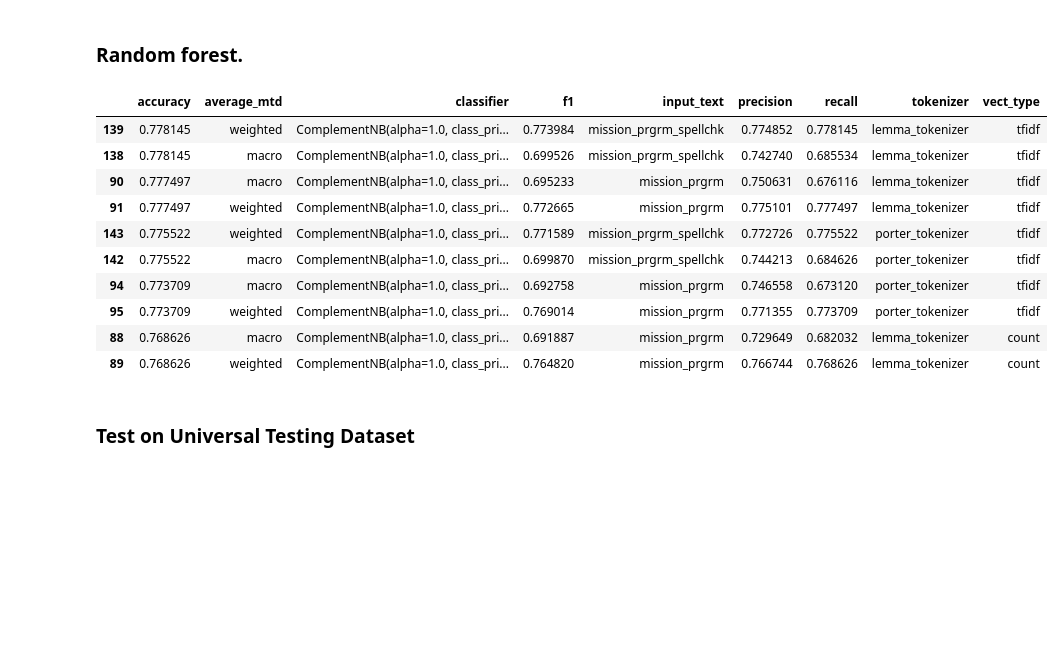
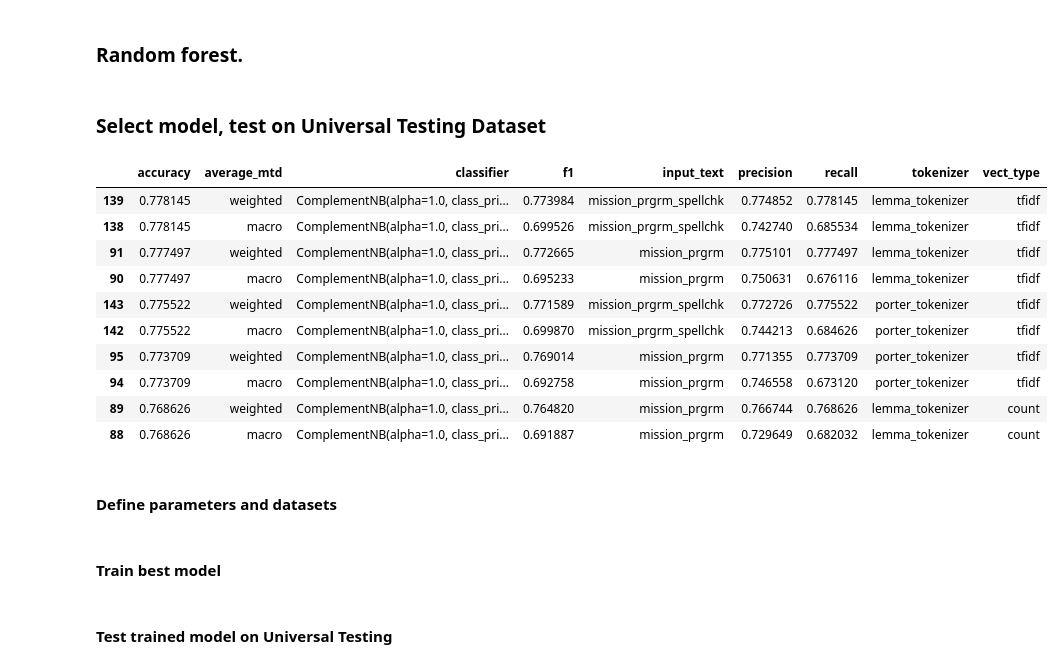
Before and after one commit to ma-ji/npo_classifier, a Jupyter notebook: script/classification_algorithms/NB_RF_broad_cat.ipynb, the cells around one changed output. Cells and saved outputs as stored; diff of their text form; code cells hidden in the pictures; blank space fills up the shorter version.

```diff
--- a/script/classification_algorithms/NB_RF_broad_cat.ipynb
+++ b/script/classification_algorithms/NB_RF_broad_cat.ipynb
@@ -45,12 +48,13 @@ len(df_train['mission_prgrm_spellchk']), len(df_train['NTEE1'].drop_duplicates()
 # %% [output]
 (154424, 25, 9)
 # %%
-# Check if the sampling criteria can be satisfied.
-small_num=0
-while small_num<500: # Make sure each category in training dataset has at least 500 records.
-    trainDF, valDF = model_selection.train_test_split(df_train, test_size=.2)
-    small_num=trainDF.groupby('broad_cat').count().sort_values('EIN').iloc[0]['EIN']
+# # Check if the sampling criteria can be satisfied.
+# small_num=0
+# while small_num<500: # Make sure each category in training dataset has at least 500 records.
+#     trainDF, valDF = model_selection.train_test_split(df_train, test_size=.2)
+#     small_num=trainDF.groupby('broad_cat').count().sort_values('EIN').iloc[0]['EIN']
 
+trainDF, valDF = model_selection.train_test_split(df_train, test_size=.2)
 # See the composition by broad category.
 print(trainDF.groupby('broad_cat').count()['EIN'], '\n'*2, valDF.groupby('broad_cat').count()['EIN'])
 # %% [output]
@@ -76,5 +174,5 @@ Name: EIN, dtype: int64
 # %%
-def func_naive_bayes(param_list):
+def func_classifier(param_list):
     global trainDF, valDF
     input_text, classifier, tokenizer, vect_type, average_mtd = param_list
 
@@ -184,7 +282,7 @@ for input_text in ['mission', 'prgrm_dsc', 'mission_prgrm', 'mission_spellchk',
                     param_llist+=[[input_text, classifier, tokenizer, vect_type, average_mtd]]
 # %%
 p=Pool(24)
-df_performance_nb=pd.DataFrame(p.map(func_naive_bayes, param_llist))
+df_performance_nb=pd.DataFrame(p.map(func_classifier, param_llist))
 # %%
 df_performance_nb.sort_values('accuracy', ascending=False)[0:5]
 # %% [output]
@@ -219,19 +317,23 @@ for input_text in ['mission', 'prgrm_dsc', 'mission_prgrm', 'mission_spellchk',
                     param_llist+=[[input_text, classifier, tokenizer, vect_type, average_mtd]]
 # %%
 p=Pool(24)
-df_performance_rf=pd.DataFrame(p.map(func_naive_bayes, param_llist))
+df_performance_rf=pd.DataFrame(p.map(func_classifier, param_llist))
+# %% [markdown]
+### Select model, test on Universal Testing Dataset
 # %%
-df_performance=pd.concat([df_performance_rf, df_performance_nb], ignore_index=True).sort_values('accuracy', ascending=False)
+df_performance=pd.concat([df_performance_rf, df_performance_nb], ignore_index=True).sort_values(['accuracy', 'f1'], ascending=False)
 df_performance[0:10]
 # %% [output]
 |  | accuracy | average_mtd | classifier | f1 | input_text | precision | recall | tokenizer | vect_type |
 | 139 | 0.778145 | weighted | ComplementNB(alpha=1.0, class_pri... | 0.773984 | mission_prgrm_spellchk | 0.774852 | 0.778145 | lemma_tokenizer | tfidf |
 | 138 | 0.778145 | macro | ComplementNB(alpha=1.0, class_pri... | 0.699526 | mission_prgrm_spellchk | 0.742740 | 0.685534 | lemma_tokenizer | tfidf |
+| 91 | 0.777497 | weighted | ComplementNB(alpha=1.0, class_pri... | 0.772665 | mission_prgrm | 0.775101 | 0.777497 | lemma_tokenizer | tfidf |
 | 90 | 0.777497 | macro | ComplementNB(alpha=1.0, class_pri... | 0.695233 | mission_prgrm | 0.750631 | 0.676116 | lemma_tokenizer | tfidf |
-| 91 | 0.777497 | weighted | ComplementNB(alpha=1.0, class_pri... | 0.772665 | mission_prgrm | 0.775101 | 0.777497 | lemma_tokenizer | tfidf |
 | 143 | 0.775522 | weighted | ComplementNB(alpha=1.0, class_pri... | 0.771589 | mission_prgrm_spellchk | 0.772726 | 0.775522 | porter_tokenizer | tfidf |
 | 142 | 0.775522 | macro | ComplementNB(alpha=1.0, class_pri... | 0.699870 | mission_prgrm_spellchk | 0.744213 | 0.684626 | porter_tokenizer | tfidf |
+| 95 | 0.773709 | weighted | ComplementNB(alpha=1.0, class_pri... | 0.769014 | mission_prgrm | 0.771355 | 0.773709 | porter_tokenizer | tfidf |
 | 94 | 0.773709 | macro | ComplementNB(alpha=1.0, class_pri... | 0.692758 | mission_prgrm | 0.746558 | 0.673120 | porter_tokenizer | tfidf |
-| 95 | 0.773709 | weighted | ComplementNB(alpha=1.0, class_pri... | 0.769014 | mission_prgrm | 0.771355 | 0.773709 | porter_tokenizer | tfidf |
+| 89 | 0.768626 | weighted | ComplementNB(alpha=1.0, class_pri... | 0.764820 | mission_prgrm | 0.766744 | 0.768626 | lemma_tokenizer | count |
 | 88 | 0.768626 | macro | ComplementNB(alpha=1.0, class_pri... | 0.691887 | mission_prgrm | 0.729649 | 0.682032 | lemma_tokenizer | count |
-| 89 | 0.768626 | weighted | ComplementNB(alpha=1.0, class_pri... | 0.764820 | mission_prgrm | 0.766744 | 0.768626 | lemma_tokenizer | count |
+# %% [markdown]
+#### Define parameters and datasets
@@ -237,0 +351,2 @@ df_performance[0:10]
+# %% [markdown]
+#### Train best model
@@ -238,2 +438,2 @@ df_performance[0:10]
 # %% [markdown]
-### Test on Universal Testing Dataset
+#### Test trained model on Universal Testing
```
Also changed, not shown: parts of 17 cells of this notebook, 1 other file.
